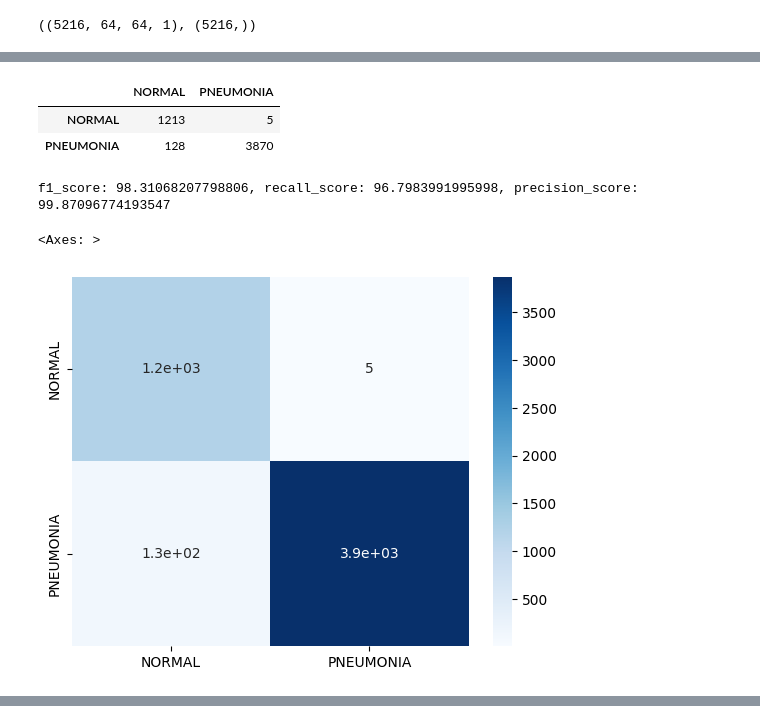
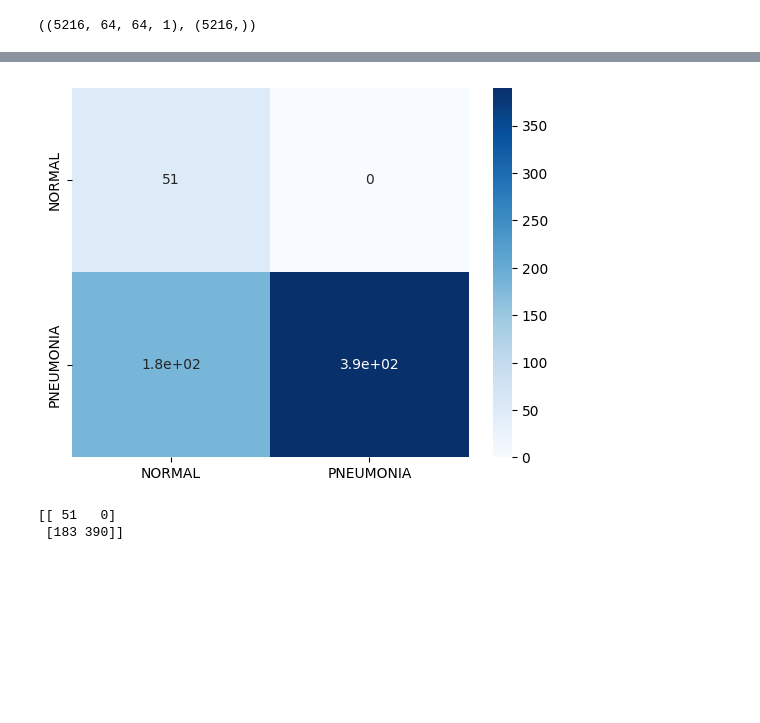
Before and after one commit to suleymanyolcu/synthetic_data_research, a Jupyter notebook: results_only_real_data.ipynb, the cells around one changed output, grey strips where cells are left out. Drawn from its saved outputs; the diff is of its cells as text; code cells hidden in the pictures; blank space fills up the shorter version.

```diff
--- a/results_only_real_data.ipynb
+++ b/results_only_real_data.ipynb
@@ -139,3 +129,0 @@ m.evaluate(images, labels)
-# %%
-y_pred = tf.squeeze(m.predict(images))
-y_pred.shape
@@ -174,20 +130,35 @@ array([[1213,    5],
-# %%
-import pandas as pd
-cmObject = pd.DataFrame(cm , index = ['NORMAL', 'PNEUMONIA'],
-                        columns = ['NORMAL', 'PNEUMONIA'])
-cmObject.head()
-# %% [output]
-|  | NORMAL | PNEUMONIA |
-| NORMAL | 1213 | 5 |
-| PNEUMONIA | 128 | 3870 |
-# %%
-print('f1_score: {}, recall_score: {}, precision_score: {}'.format(f1_score(y_pred, labels)*100,
-                                                                   recall_score(y_pred, labels)*100,
-                                                                   precision_score(y_pred, labels)*100))
-# %% [output]
-f1_score: 98.31068207798806, recall_score: 96.7983991995998, precision_score: 99.87096774193547
-# %%
-sns.heatmap(cmObject, annot = True, cmap="Blues")
-# %% [output]
-<Axes: >
-[figure, removed]
+# %%
+readDatasetObject = ReadDataset('/tf/chest_xray/test',
+                               ['NORMAL', 'PNEUMONIA'],
+                               (64, 64))
+images_test, labels_test = readDatasetObject.readImages()
+# %%
+from sklearn.metrics import confusion_matrix
+import seaborn as sns
+import pandas as pd
+def calculate_metrics(model, images, labels):
+    loss = model.evaluate(images, labels, verbose=0)
+    y_pred = tf.squeeze(model.predict(images))
+    y_pred = y_pred >= 0.5
+    y_pred = np.array(y_pred, dtype='int32')
+    labels = np.array(labels, dtype='int32')
+    acc = accuracy_score(y_pred, labels) * 100
+    f1 = f1_score(y_pred, labels) * 100
+    recall = recall_score(y_pred, labels) * 100
+    precision = precision_score(y_pred, labels) * 100
+    cm = confusion_matrix(y_pred, labels)
+    cmObject = pd.DataFrame(cm , index = ['NORMAL', 'PNEUMONIA'],
+                        columns = ['NORMAL', 'PNEUMONIA'])
+    sns.heatmap(cmObject, annot = True, cmap="Blues")
+    return {
+        'accuracy': acc,
+        'f1_score': f1,
+        'recall': recall,
+        'precision': precision,
+        'confusion_matrix': cm
+    }
+# %%
+metrics = calculate_metrics(m, images_test, labels_test)
+print(f"1:1 Ratio -> Accuracy: {metrics['accuracy']:.2f}%, F1 Score: {metrics['f1_score']:.2f}%, "
+      f"Recall: {metrics['recall']:.2f}%, Precision: {metrics['precision']:.2f}%")
+# %% [output]
@@ -193,0 +167,6 @@ sns.heatmap(cmObject, annot = True, cmap="Blues")
+[figure, added]
+# %%
+print(metrics['confusion_matrix'])
+# %% [output]
+[[ 51   0]
+ [183 390]]
```
Also changed, not shown: parts of 14 cells of this notebook, 6 other files.
